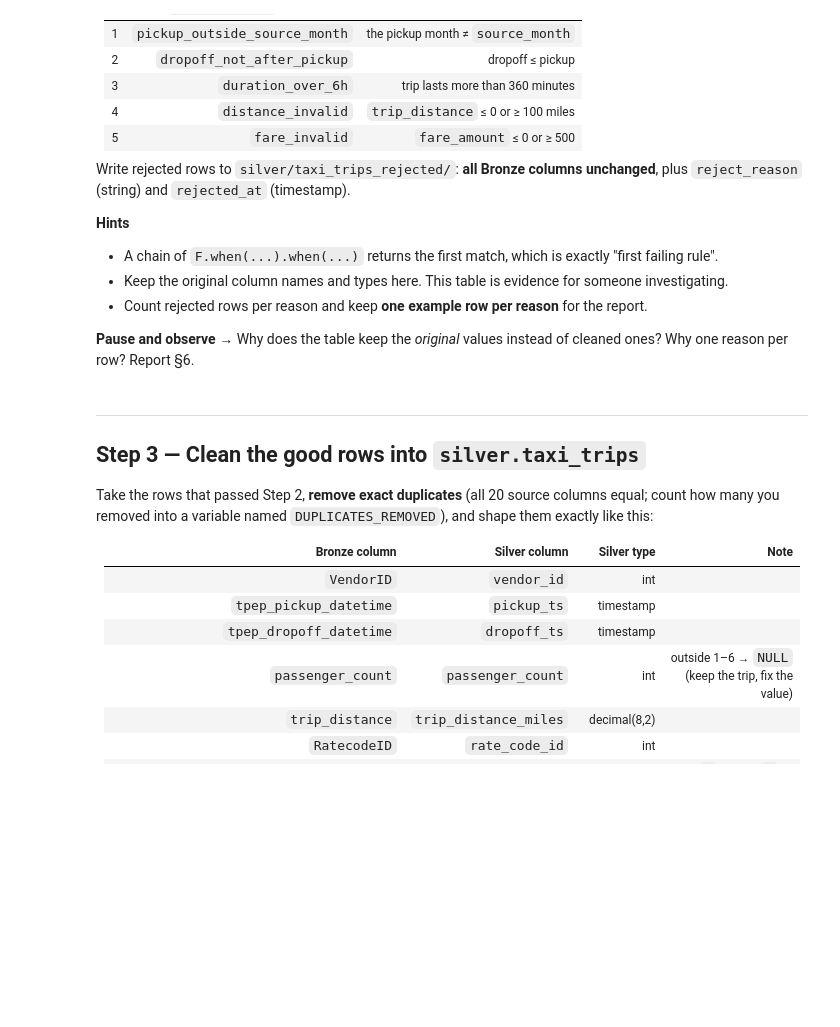
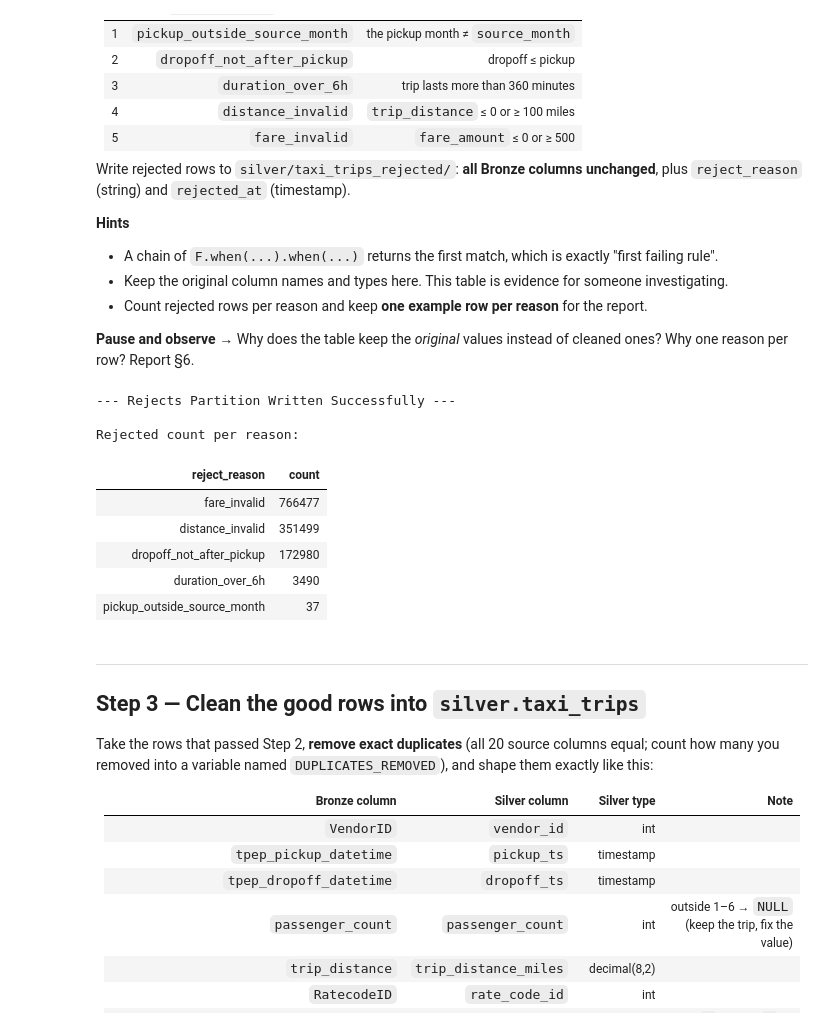
Before and after one commit to rashmikt/databricks-adls-silver, a Jupyter notebook: starter/02_build_silver.ipynb, the cells around one changed output. Saved outputs shown, nothing was run; the diff lists cells and outputs as text; code cells hidden in the pictures; blank space fills up the shorter version.

```diff
--- a/starter/02_build_silver.ipynb
+++ b/starter/02_build_silver.ipynb
@@ -74,3 +127,54 @@ Write rejected rows to `silver/taxi_trips_rejected/`: **all Bronze columns uncha
+# %%
+from pyspark.sql.functions import col, when, current_timestamp, date_format, lit, unix_timestamp
+
+#  Read the bronze table
+df_bronze = spark.table(f"{CATALOG}.bronze.taxi_trips")
+
+#  Evaluate rows against the strict priority rule order
+df_evaluated = df_bronze.withColumn(
+    "reject_reason",
+    when(date_format(col("tpep_pickup_datetime"), "yyyy-MM") != col("source_month"), lit("pickup_outside_source_month"))
+    .when(col("tpep_dropoff_datetime") <= col("tpep_pickup_datetime"), lit("dropoff_not_after_pickup"))
+    .when((unix_timestamp(col("tpep_dropoff_datetime")) - unix_timestamp(col("tpep_pickup_datetime"))) > 360 * 60, lit("duration_over_6h"))
+    .when((col("trip_distance") <= 0) | (col("trip_distance") >= 100), lit("distance_invalid"))
+    .when((col("fare_amount") <= 0) | (col("fare_amount") >= 500), lit("fare_invalid"))
+    .otherwise(None)
+)
+
+#  Filter for rejected rows and add the rejected_at timestamp
+df_rejected = (
+    df_evaluated
+    .filter(col("reject_reason").isNotNull())
+    .withColumn("rejected_at", current_timestamp())
+)
+
+#  Write rejected rows to silver/taxi_trips_rejected/
+silver_rejected_path = f"{BASE}/silver/taxi_trips_rejected/"
+
+(
+    df_rejected.write
+    .format("delta")
+    .mode("overwrite")
+    .option("mergeSchema", "true")
+    .partitionBy("source_month")
+    .save(silver_rejected_path)
+)
+
+print("--- Rejects Partition Written Successfully ---")
+
+#  Count rejected rows per reason
+print("\nRejected count per reason:")
+display(df_rejected.groupBy("reject_reason").count().orderBy("count", ascending=False))
+# %% [output]
+--- Rejects Partition Written Successfully ---
+
+Rejected count per reason:
+| reject_reason | count |
+| fare_invalid | 766477 |
+| distance_invalid | 351499 |
+| dropoff_not_after_pickup | 172980 |
+| duration_over_6h | 3490 |
+| pickup_outside_source_month | 37 |
 # %% [markdown]
 ---
 ## Step 3 — Clean the good rows into `silver.taxi_trips`
```
Also changed, not shown: parts of 13 cells of this notebook, 5 other files.
